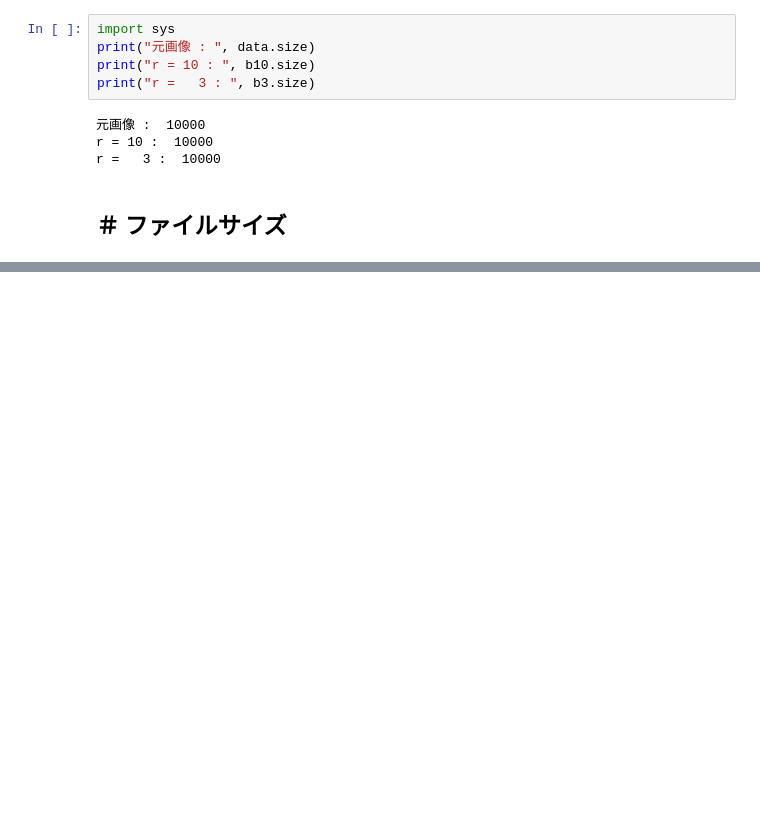
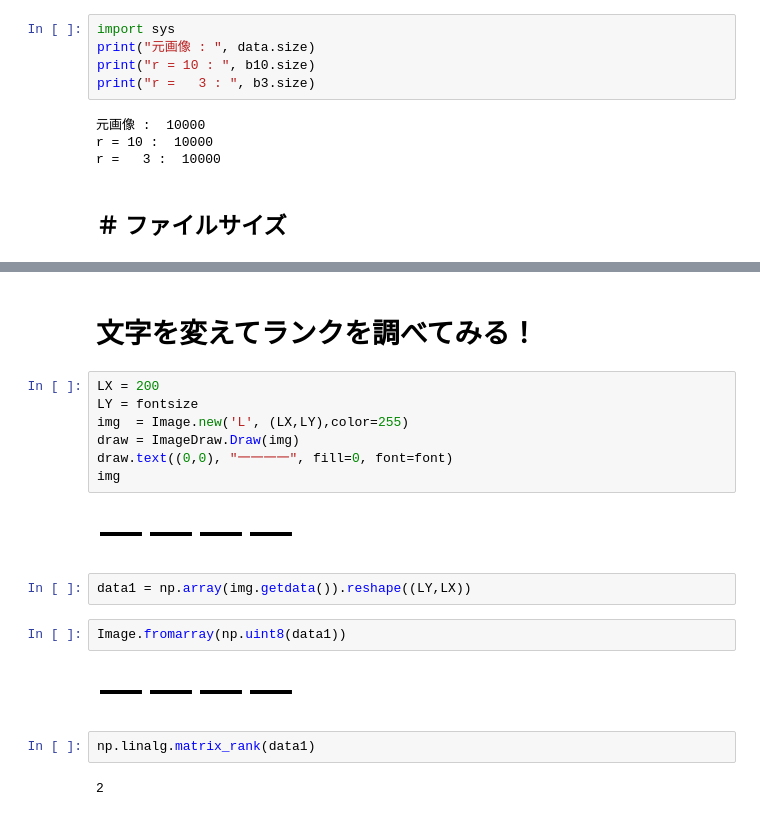
Before and after one commit to takky0330/Colab, a Jupyter notebook: 大名行列.ipynb, the cells around one changed output, grey strips where cells are left out. Saved outputs shown, nothing was run; the diff lists cells and outputs as text; blank space fills up the shorter version.

```diff
--- a/大名行列.ipynb
+++ b/大名行列.ipynb
@@ -202,0 +227,21 @@ r =   3 :  10000
+# %% [markdown]
+# **文字を変えてランクを調べてみる！**
+# %%
+LX = 200
+LY = fontsize
+img  = Image.new('L', (LX,LY),color=255)
+draw = ImageDraw.Draw(img)
+draw.text((0,0), "一一一一", fill=0, font=font)
+img
+# %% [output]
+[figure, added]
+# %%
+data1 = np.array(img.getdata()).reshape((LY,LX))
+# %%
+Image.fromarray(np.uint8(data1))
+# %% [output]
+[figure, added]
+# %%
+np.linalg.matrix_rank(data1)
+# %% [output]
+2
```
Also changed, not shown: parts of 4 cells of this notebook.
